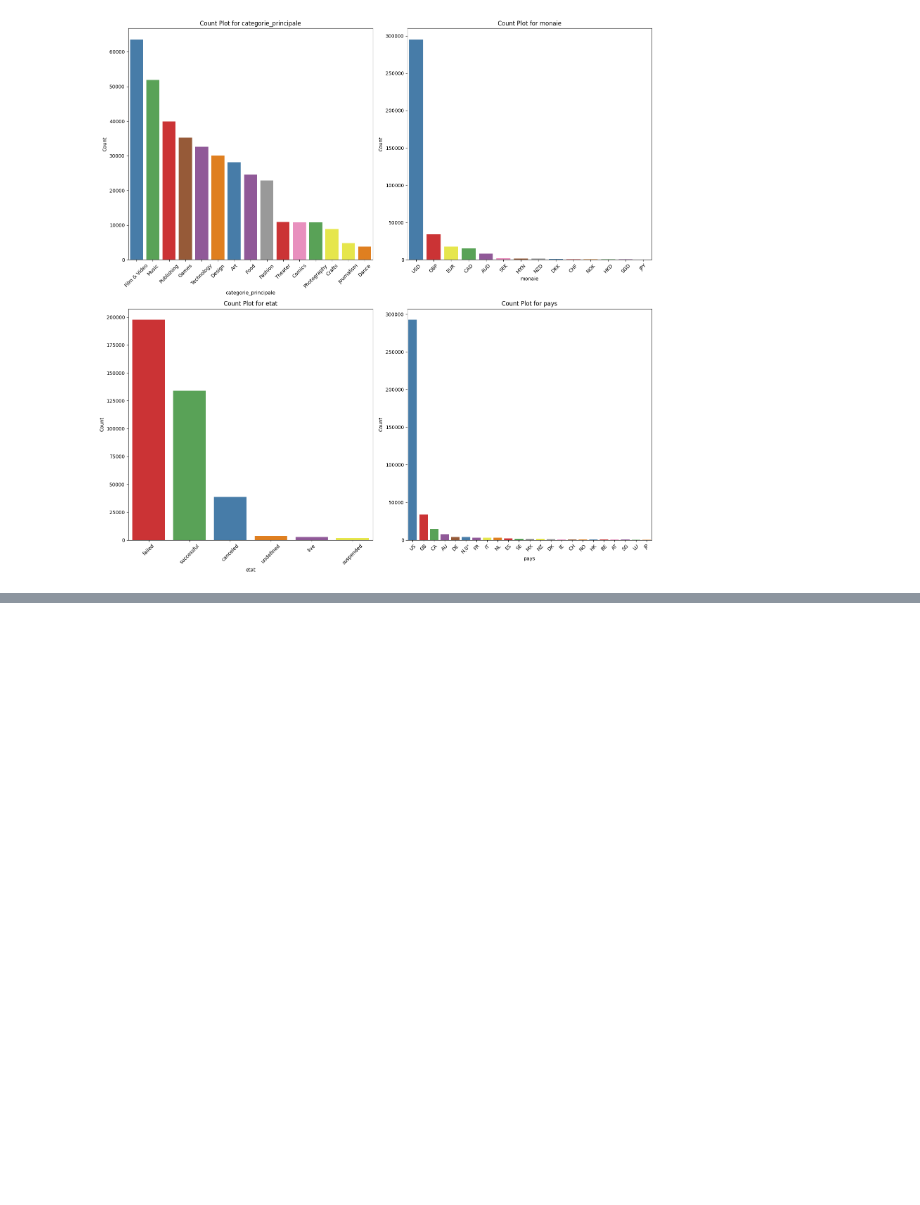
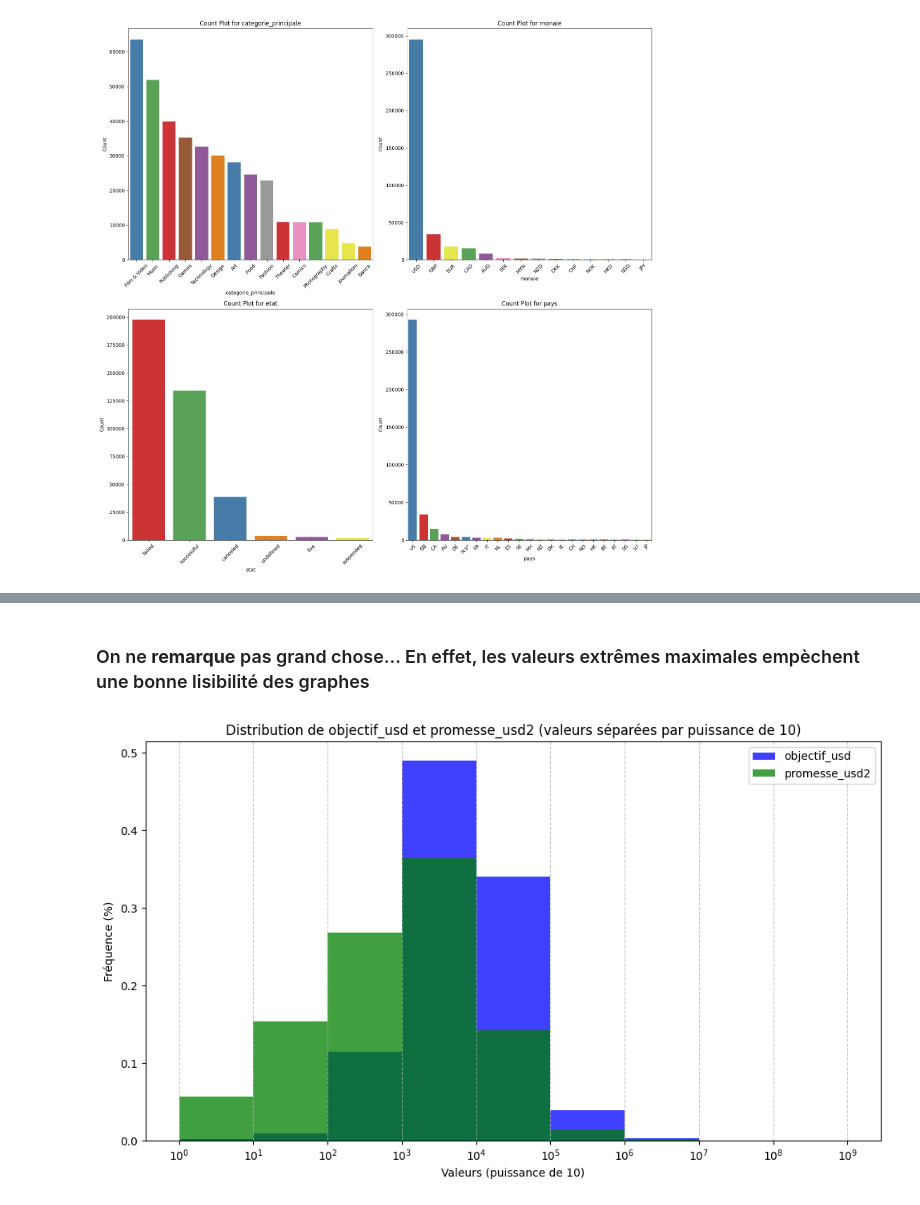
Before and after one commit to MatheoRoucheCNAM/Projet_Financement, a Jupyter notebook: Notebook_Matheo.ipynb, the cells around one changed output, grey strips where cells are left out. Saved outputs shown, nothing was run; the diff lists cells and outputs as text; code cells hidden in the pictures; blank space fills up the shorter version.

```diff
--- a/Notebook_Matheo.ipynb
+++ b/Notebook_Matheo.ipynb
@@ -84,0 +253,27 @@ explore_dataset(financement)
+# %% [markdown]
+### On ne **remarque** pas grand chose... En effet, les valeurs extrêmes maximales empèchent une bonne lisibilité des graphes
+# %%
+def histoplot_combined_objectif_promesse(df):
+    # Séparer les valeurs par puissance de 10
+    bins_objectif = [10**i for i in range(0, int(np.ceil(np.log10(df['objectif_usd'].max()))) + 1)]
+    bins_promesse = [10**i for i in range(0, int(np.ceil(np.log10(df['promesse_usd2'].max()))) + 1)]
+
+    plt.figure(figsize=(10, 6))
+
+    sns.histplot(data=df, x='objectif_usd', bins=bins_objectif, color='blue', stat='probability', label='objectif_usd', multiple='layer')
+    sns.histplot(data=df, x='promesse_usd2', bins=bins_promesse, color='green', stat='probability', label='promesse_usd2', multiple='layer')
+
+    plt.title('Distribution de objectif_usd et promesse_usd2 (valeurs séparées par puissance de 10)')
+    plt.xlabel('Valeurs (puissance de 10)')
+    plt.ylabel('Fréquence (%)')
+    plt.xscale('log')  # Utiliser une échelle logarithmique sur l'axe x pour mieux visualiser les valeurs
+    plt.xticks([10**i for i in range(0, int(np.ceil(np.log10(max(df['objectif_usd'].max(), df['promesse_usd2'].max())))) + 1)])  # Marques de graduations sur l'axe x
+    plt.grid(axis='x', linestyle='--', alpha=0.7)  # Ajouter une grille pour faciliter la lecture
+    plt.legend()
+
+    plt.tight_layout()
+    plt.show()
+
+histoplot_combined_objectif_promesse(financement)
+# %% [output]
+[figure, added]
```
Also changed, not shown: parts of 26 cells of this notebook.
